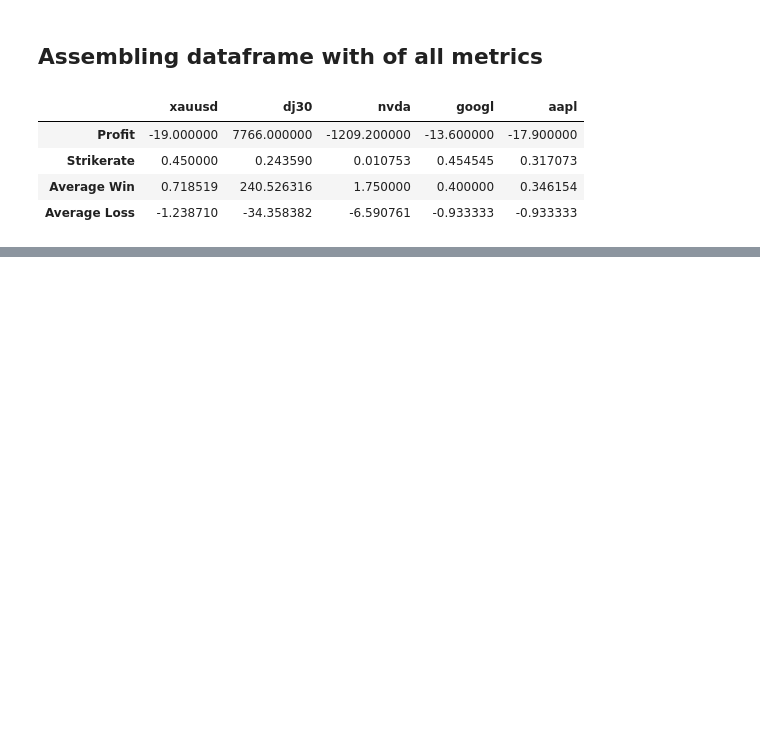
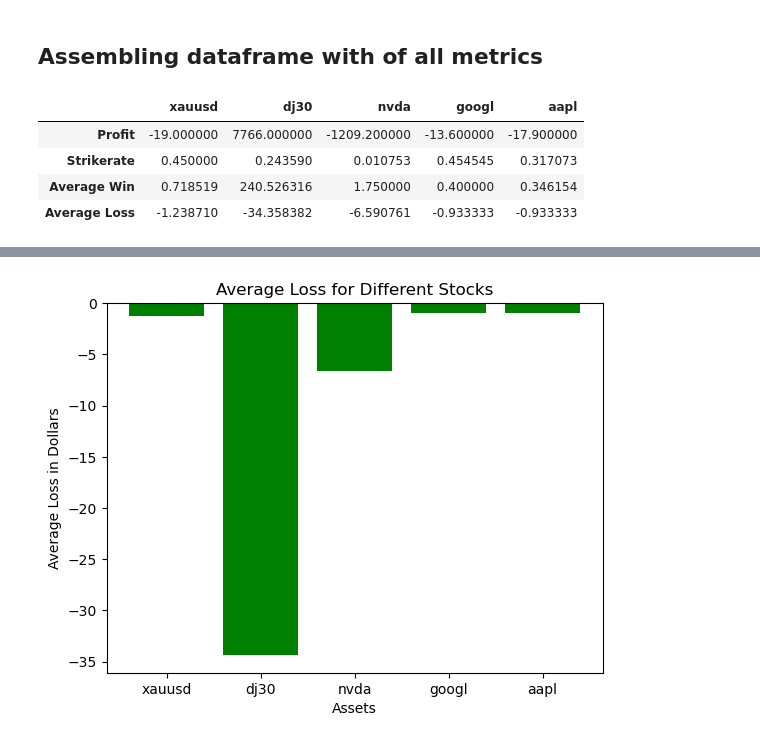
Before and after one commit to QueenofParts/Project2-Room2, a Jupyter notebook: ea_analysis_graphs.ipynb, the cells around one changed output, grey strips where cells are left out. Cells and saved outputs as stored; diff of their text form; code cells hidden in the pictures; blank space fills up the shorter version.

```diff
--- a/ea_analysis_graphs.ipynb
+++ b/ea_analysis_graphs.ipynb
@@ -541,0 +365,19 @@ plt.show()
+# %%
+# Graph for Average Loss
+# Create the DataFrame
+# Define the data
+labels = ['xauusd', 'dj30', 'nvda', 'googl', 'aapl']
+average_loss = [-1.238710,-34.358382,-6.590761,-0.933333,-0.933333]
+
+# Plot the DataFrame
+plt.bar(labels, average_loss, color='green')
+# Add labels and title
+plt.xlabel('Assets')
+plt.ylabel('Average Loss in Dollars')
+plt.title('Average Loss for Different Stocks')
+# Rotate the labels
+plt.xticks(rotation='horizontal')
+# Show the plot
+plt.show()
+# %% [output]
+[figure, added]
```
Also changed, not shown: parts of 28 cells of this notebook.
